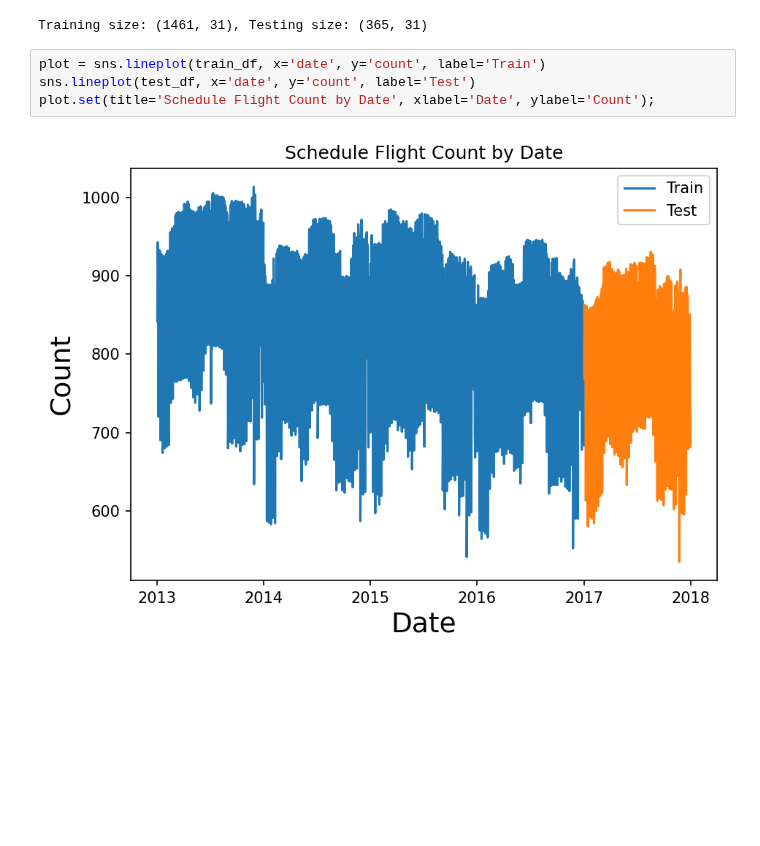
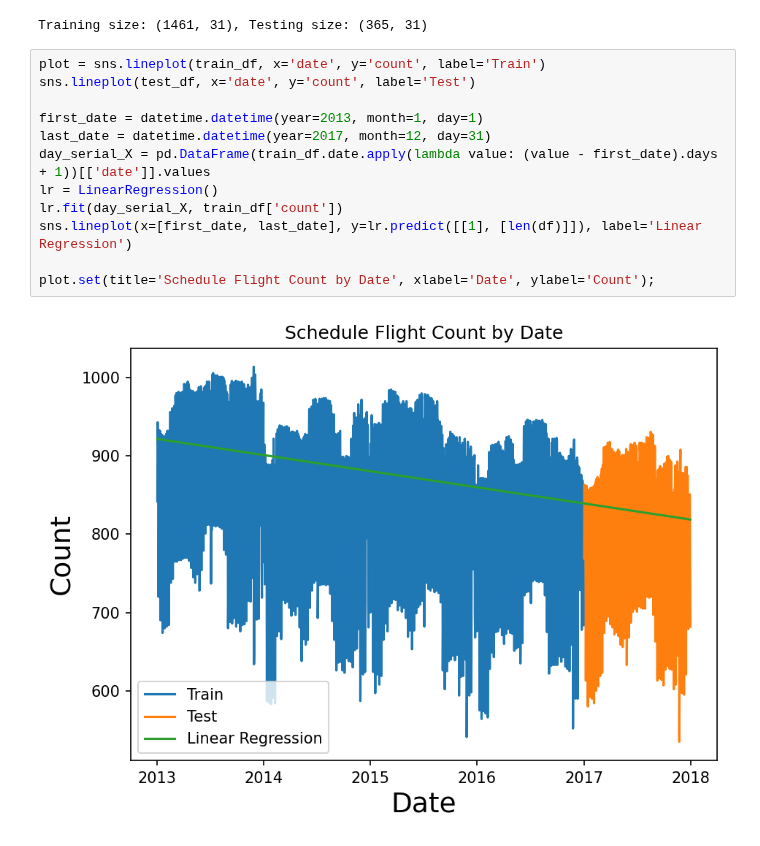
Before and after one commit to jmfb/CS5610, a Jupyter notebook: m5p5/M5 Project 5.2 - Trends.ipynb, the cells around one changed output. Saved outputs shown, nothing was run; the diff lists cells and outputs as text; blank space fills up the shorter version.

Commit message:
Adding linear regression.

```diff
--- a/m5p5/M5 Project 5.2 - Trends.ipynb
+++ b/m5p5/M5 Project 5.2 - Trends.ipynb
@@ -52,6 +53,14 @@ Training size: (1461, 31), Testing size: (365, 31)
 # %%
 plot = sns.lineplot(train_df, x='date', y='count', label='Train')
 sns.lineplot(test_df, x='date', y='count', label='Test')
+
+first_date = datetime.datetime(year=2013, month=1, day=1)
+last_date = datetime.datetime(year=2017, month=12, day=31)
+day_serial_X = pd.DataFrame(train_df.date.apply(lambda value: (value - first_date).days + 1))[['date']].values
+lr = LinearRegression()
+lr.fit(day_serial_X, train_df['count'])
+sns.lineplot(x=[first_date, last_date], y=lr.predict([[1], [len(df)]]), label='Linear Regression')
+
 plot.set(title='Schedule Flight Count by Date', xlabel='Date', ylabel='Count');
 # %% [output]
-[figure, old version]
+[figure, new version]
```
Also changed, not shown: parts of 1 cell of this notebook.
